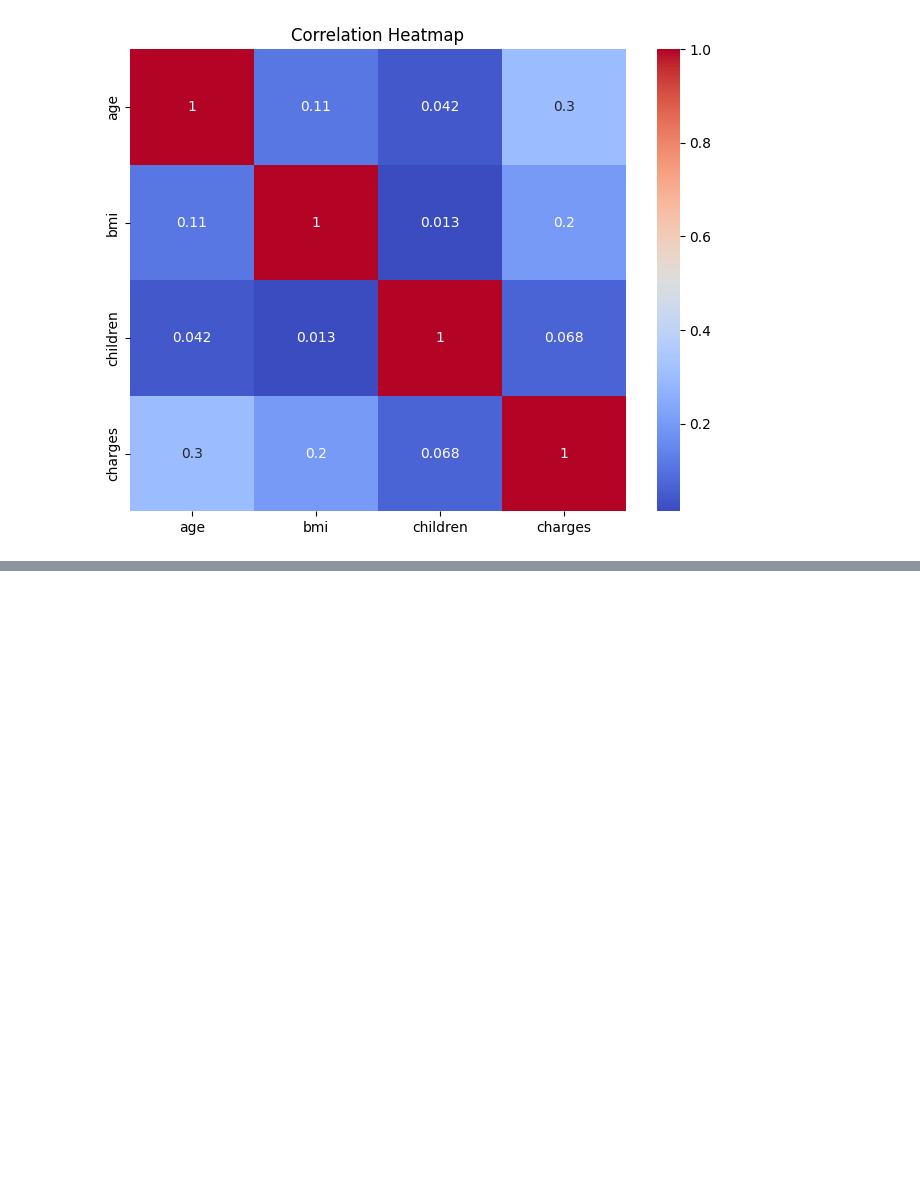
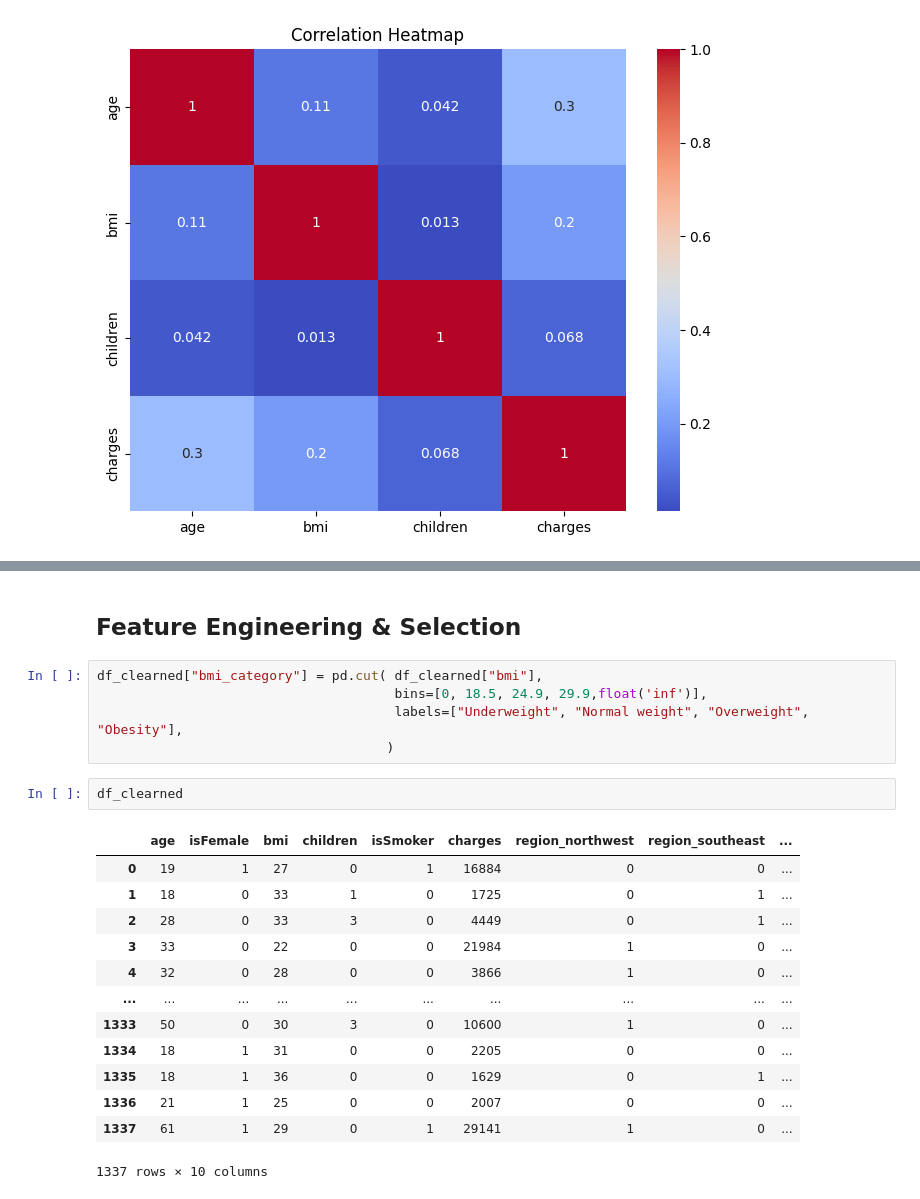
Before and after one commit to heyibad/ai-engineering-projects, a Jupyter notebook: eda-insurance.ipynb, the cells around one changed output, grey strips where cells are left out. Saved outputs shown, nothing was run; the diff lists cells and outputs as text; blank space fills up the shorter version.

```diff
--- a/eda-insurance.ipynb
+++ b/eda-insurance.ipynb
@@ -116,0 +236,23 @@ Text(0.5, 1.0, 'Correlation Heatmap')
+# %% [markdown]
+## Feature Engineering & Selection
+# %%
+df_clearned["bmi_category"] = pd.cut( df_clearned["bmi"],
+                                      bins=[0, 18.5, 24.9, 29.9,float('inf')],
+                                      labels=["Underweight", "Normal weight", "Overweight", "Obesity"],
+                                     )
+# %%
+df_clearned
+# %% [output]
+|  | age | isFemale | bmi | children | isSmoker | charges | region_northwest | region_southeast | ... |
+| 0 | 19 | 1 | 27 | 0 | 1 | 16884 | 0 | 0 | ... |
+| 1 | 18 | 0 | 33 | 1 | 0 | 1725 | 0 | 1 | ... |
+| 2 | 28 | 0 | 33 | 3 | 0 | 4449 | 0 | 1 | ... |
+| 3 | 33 | 0 | 22 | 0 | 0 | 21984 | 1 | 0 | ... |
+| 4 | 32 | 0 | 28 | 0 | 0 | 3866 | 1 | 0 | ... |
+| ... | ... | ... | ... | ... | ... | ... | ... | ... | ... |
+| 1333 | 50 | 0 | 30 | 3 | 0 | 10600 | 1 | 0 | ... |
+| 1334 | 18 | 1 | 31 | 0 | 0 | 2205 | 0 | 0 | ... |
+| 1335 | 18 | 1 | 36 | 0 | 0 | 1629 | 0 | 1 | ... |
+| 1336 | 21 | 1 | 25 | 0 | 0 | 2007 | 0 | 0 | ... |
+| 1337 | 61 | 1 | 29 | 0 | 1 | 29141 | 1 | 0 | ... |
+1337 rows × 10 columns
```
Also changed, not shown: parts of 25 cells of this notebook.
